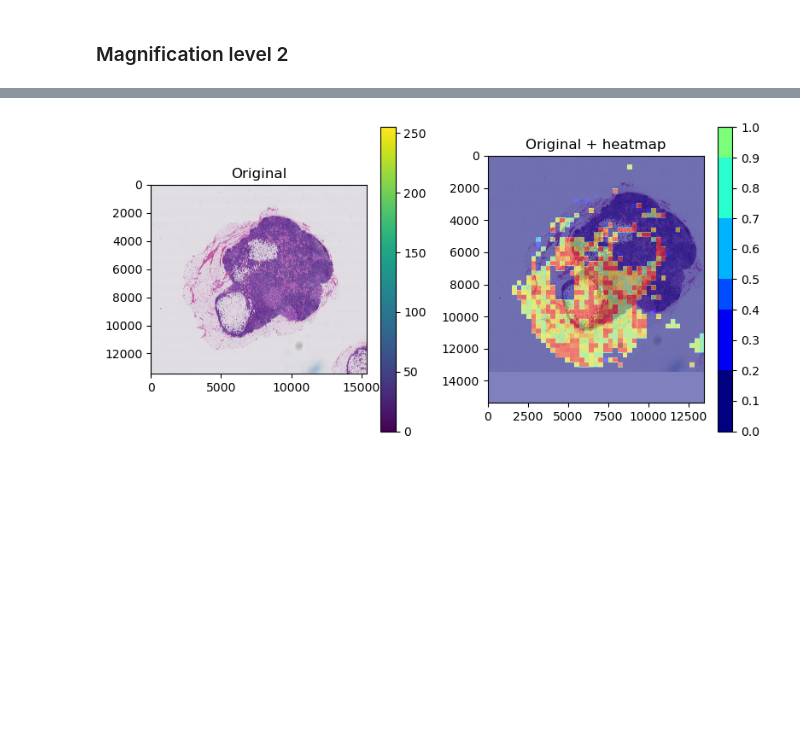
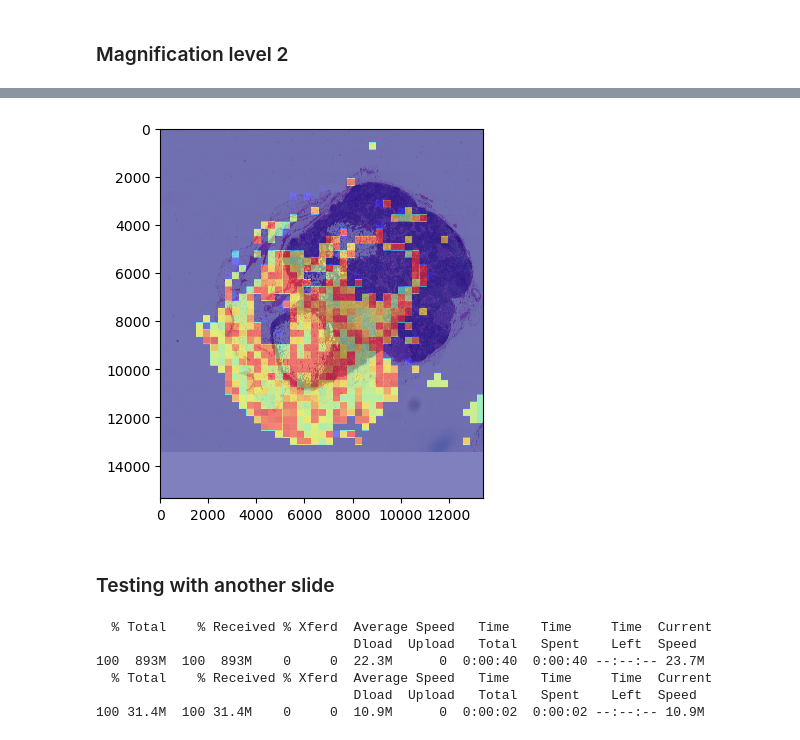
Before and after one commit to LDrago27/appliedDlCancer, a Jupyter notebook: Results.ipynb, the cells around one changed output, grey strips where cells are left out. Drawn from its saved outputs; the diff is of its cells as text; code cells hidden in the pictures; blank space fills up the shorter version.

```diff
--- a/Results.ipynb
+++ b/Results.ipynb
@@ -182,4 +187,12 @@ slide_image = read_slide(slide,
                          level=5,
                          width=slide.level_dimensions[5][0],
                          height=slide.level_dimensions[5][1])
+
+tumor = read_slide(tumor_mask,
+                         x=0,
+                         y=0,
+                         level=5,
+                         width=tumor_mask.level_dimensions[5][0],
+                         height=tumor_mask.level_dimensions[5][1])[:,:,0]
+
 #plt.add_subplot(111)
@@ -231,7 +236,7 @@ maglevel = 2
 totalWidth, totalHt = slide.level_dimensions[maglevel]
 windowHt , windowWidth = 299,299
 maskLevel2 = [] # will store (x,y,prob) x,y inidces of patch , while prob is the prob it is cancer
-
+groundTruthLevel2 = []
 for x in range(0,totalHt-windowHt,windowHt):
     for y in range(0,totalWidth-windowWidth,windowWidth):
 
@@ -243,8 +248,17 @@ for x in range(0,totalHt-windowHt,windowHt):
                           width=windowWidth,
                           height=windowHt)
         #print(slideImage.shape)
+        tumor =  read_slide(tumor_mask ,
+                          scaleTempx,
+                          scaleTempy,
+                          level=maglevel,
+                          width=windowWidth,
+                          height=windowHt)[:,:,0]
+        #print(slideImage.shape)
         if not containsTissue(slideImage):
             continue
+        indicator = np.max(tumor)
+        groundTruthLevel2.append((x,y,indicator))
 
         # getting prob for the class
         levelProb = magLevelClassifer.predict(tf.expand_dims(slideImage,axis =0),verbose=0)[0]
@@ -279,38 +308,47 @@ slide_image = read_slide(slide,
 # %%
 import matplotlib as mpl
 
 maglevel = 2
 totalWidth, totalHt = slide.level_dimensions[maglevel]
 
 # Create heatmap
 heatmap = np.zeros((totalWidth, totalHt), dtype=float)
 
 # Set probabilities values to specific indexes in the heatmap
 for x,y,prob in maskLevel2:
     heatmap[x:x+298,y:y+298] = prob
 
 # Plot images
-fig, axes = plt.subplots(1, 2, figsize=(8, 4))
-ax = axes.ravel()
 
-ax[0].imshow(slide_image)
-ax[0].set_title("Original")
-fig.colorbar(ax[0].imshow(slide_image), ax=ax[0])
 
-ax[1].imshow(slide_image, vmin=0, vmax=1)
-ax[1].imshow(heatmap, alpha=.5, cmap='jet')
-ax[1].set_title("Original + heatmap")
+plt.imshow(slide_image, vmin=0, vmax=1)
+plt.imshow(heatmap, alpha=.5, cmap='jet')
 
-# Specific colorbar
-norm = mpl.colors.Normalize(vmin=0,vmax=2)
-N = 11
-cmap = plt.get_cmap('jet',N)
-sm = plt.cm.ScalarMappable(cmap=cmap, norm=norm)
-sm.set_array([])
-plt.colorbar(sm, ticks=np.linspace(0,1,N),
-             boundaries=np.arange(0,1.1,0.1))
 
 fig.tight_layout()
 plt.show()
 # %% [output]
-[figure, old version]
+[figure, new version]
+# %% [markdown]
+### Testing with another slide
+# %%
+slide_path = 'tumor_075.tif' # only this file is available
+tumor_mask_path = 'tumor_075_mask.tif' # only this file is available
+
+slide_url = 'https://storage.googleapis.com/applied-dl/slides/%s' % slide_path
+mask_url = 'https://storage.googleapis.com/applied-dl/slides/%s' % tumor_mask_path
+
+# Download the whole slide image
+if not os.path.exists(slide_path):
+  !curl -O $slide_url
+
+# Download the tumor mask
+if not os.path.exists(tumor_mask_path):
+  !curl -O $mask_url
+# %% [output]
+  % Total    % Received % Xferd  Average Speed   Time    Time     Time  Current
+                                 Dload  Upload   Total   Spent    Left  Speed
+100  893M  100  893M    0     0  22.3M      0  0:00:40  0:00:40 --:--:-- 23.7M
+  % Total    % Received % Xferd  Average Speed   Time    Time     Time  Current
+                                 Dload  Upload   Total   Spent    Left  Speed
+100 31.4M  100 31.4M    0     0  10.9M      0  0:00:02  0:00:02 --:--:-- 10.9M
```
Also changed, not shown: parts of 48 cells of this notebook, 1 other file.
